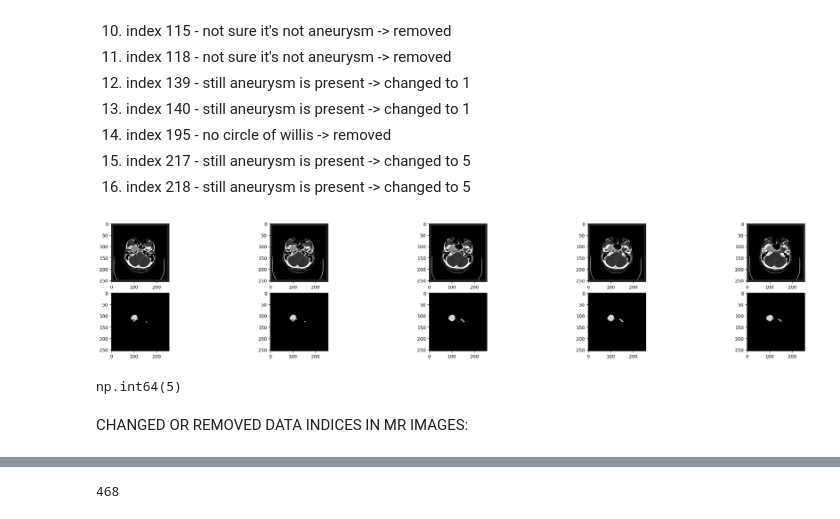
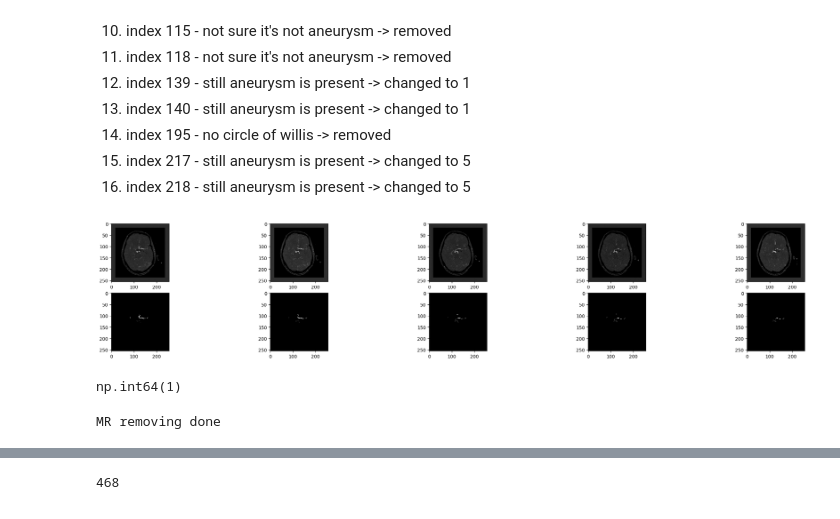
Before and after one commit to dsz1910/intracranial-aneurysm-ai, a Jupyter notebook: aneurysm_data_preprocessing.ipynb, the cells around one changed output, grey strips where cells are left out. Drawn from its saved outputs; the diff is of its cells as text; code cells hidden in the pictures.

Commit message:
Data processing done

```diff
--- a/aneurysm_data_preprocessing.ipynb
+++ b/aneurysm_data_preprocessing.ipynb
@@ -474,5 +475,5 @@ cta_y[[17, 114]] = 13
 cta_y[[82, 83]] = 10
 cta_y[[139, 140]] = 1
 cta_y[[217, 218]] = 5
-cta_x = np.delete(cta_x, [67, 71, 69, 68, 74, 115, 118, 195])
+cta_x = np.delete(cta_x, [67, 71, 69, 68, 74, 115, 118, 195], axis=0)
 cta_y = np.delete(cta_y, [67, 71, 69, 68, 74, 115, 118, 195])
@@ -481,17 +480,23 @@ cta_y = np.delete(cta_y, [67, 71, 69, 68, 74, 115, 118, 195])
 # %%
-draw_img(cta_x[216])
-cta_y[216]
+draw_img(cta_x[26])
+cta_y[26]
 # %% [output]
-[figure, old version]
+[figure, new version]
-np.int64(5)
+np.int64(1)
 # %%
 idx_gen = get_idx()
 # %%
 mr_idx = next(idx_gen)
 
-if mr_idx <= mr_y.shape[0] and mr_y[mr_idx] == 0:
-    draw_img(mr_x, mr_idx)
+while mr_idx < mr_y.shape[0] and mr_y[mr_idx] > 0:
+    mr_idx = next(idx_gen)
+
+if mr_idx < mr_y.shape[0] and mr_y[mr_idx] == 0:
+    draw_img(mr_x[mr_idx])
+    print(f'class: {mr_y[mr_idx]}')
+    print(f'index: {mr_idx}')
+
 else:
     print('MR removing done')
+# %% [output]
+MR removing done
-# %% [markdown]
-CHANGED OR REMOVED DATA INDICES IN MR IMAGES:
```
Also changed, not shown: parts of 5 cells of this notebook.
